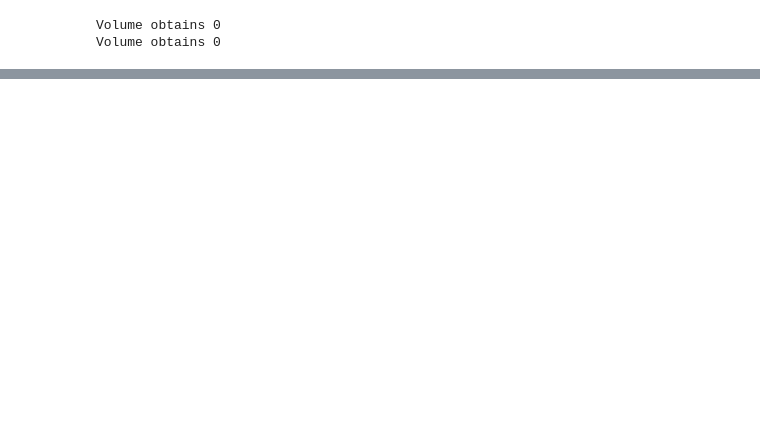
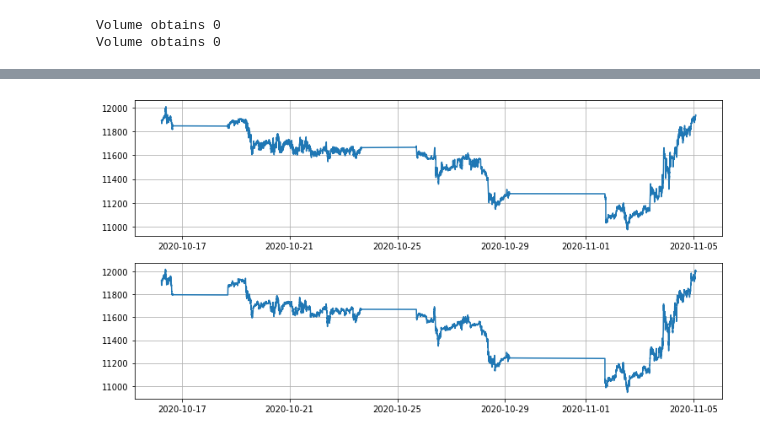
Before and after one commit to webclinic017/dbpower-machine-learning-project, a Jupyter notebook: nq.ipynb, the cells around one changed output, grey strips where cells are left out. Cells and saved outputs as stored; diff of their text form; code cells hidden in the pictures; blank space fills up the shorter version.

```diff
--- a/nq.ipynb
+++ b/nq.ipynb
@@ -112,9 +114,9 @@ df3['macd'], df3['macdsignal'], df3['macdhist'] = talib.MACD(closes, fastperiod=
 data = {}
 days1 = list(dict.fromkeys([v.date() for v in df3['udate']])) # how many tradeing day
 for day in days1:
-    day_start = datetime(day.year, day.month, day.day, 6, 0, 0)
+    day_start = datetime(day.year, day.month, day.day, 5, 0, 0)
     day2 = day + timedelta(days=1)
-    day_end = datetime(day2.year, day2.month, day2.day, 6, 0, 0)
+    day_end = datetime(day2.year, day2.month, day2.day, 3, 55, 0)
     mask = ((df3['udate'] >= day_start) & (df3['udate'] <= day_end))
     df4 = df3.loc[mask]
     if (df4.shape[0] > 1):
@@ -151,9 +170,10 @@ for k, df6 in data.items():
 
 # 5.1 清洗
 df8 = df7.copy(deep=True)
-drop_list = ['udate', 'High', 'Low', 'Open', 'Volume', 'obv', 'vol-ema5', '%b-high', '%b-low', 'macdhist', 'macd', 'macdsignal',
-             'vwap-5', 'vwap-20', 'vwap-50', 'vwap-100']
-df8.drop(drop_list, axis=1, inplace=True)
+drop_list_3 = ['udate', 'High', 'Low', 'Open', 'Volume', 'obv', 'sma-5', 'sma-80', 'vwap-5', 'vwap-80', 'macd', 'macdsignal', 'middle-band']
+df8.drop(drop_list_3, axis=1, inplace=True)
+df8.fillna(0, inplace=True)
+df8 = df8.round(2)
 
 # 5.2 檢查
 is_contain_null = df8.isnull().sum()
@@ -161,18 +181,16 @@ is_contain_nan = df8.isna().sum()
 is_contain_inf = df8.isin([np.nan]).sum()
 print('数据集: Total dataset has {} samples, and {} features.'.format(df8.shape[0], df8.shape[1])) # df8.info()
 
-# 5.3 正則化
-min_max_scaler, standar_scaler = MinMaxScaler(feature_range=(0, 1)), StandardScaler()
-df8.fillna(0, inplace=True)
-df8 = df8.round(2)
-_df8 = min_max_scaler.fit_transform(df8)
-df8 = pd.DataFrame(_df8, columns=df8.columns, index=df8.index)
-
 # 5.4 儲存
 path_data = os.path.abspath(os.path.join('data', 'nq', 'nq-clean-data-with-features.csv'))
 if os.path.exists(path_data):
     os.remove(path_data)
 df8.to_csv(path_data)
+
+# 5.3 正則化
+min_max_scaler, standar_scaler = MinMaxScaler(feature_range=(-0.99, 0.99)), StandardScaler()
+_df8 = min_max_scaler.fit_transform(df8)
+df8 = pd.DataFrame(_df8, columns=df8.columns, index=df8.index)
 
 # 5.5 分包
 no_day = np.array([v.shape[0] for k, v in data.items()])
@@ -216,8 +234,8 @@ print('验证集: X_Valid Data: {}, Y_Valid Data: {}'.format(x_valid.shape, y_va
 # %%
 # 6.1.1 模型参数
 batch_size = 32
-epochs = 6
-units = 1024
+epochs = 4
+units = 512
 verbose = 1
 no_batches = x_train.shape[0]
 timesteps = x_train.shape[1]
@@ -230,13 +248,14 @@ cur_time = datetime.now().strftime("%Y%m%d-%H%M%S")
 
 # 6.2 模型
 model = tf.keras.Sequential()
-model.add(tf.keras.layers.LSTM(units=units, recurrent_activation='sigmoid', activation='tanh', return_sequences=False, input_shape=batch_input_shape))
+model.add(tf.keras.layers.LSTM(units=units, recurrent_activation='sigmoid', activation='tanh', unroll=False, use_bias=True,
+                               recurrent_dropout=0, return_sequences=True, input_shape=batch_input_shape))
 model.add(Dropout(rate=0.20))
-model.add(tf.keras.layers.Dense(units=units/2))
+model.add(tf.keras.layers.LSTM(units=units, return_sequences=True, input_shape=batch_input_shape))
 model.add(Dropout(rate=0.15))
-model.add(tf.keras.layers.Dense(units=units/4))
+model.add(tf.keras.layers.LSTM(units=units, return_sequences=True, input_shape=batch_input_shape))
 model.add(Dropout(rate=0.10))
-model.add(tf.keras.layers.Dense(units=units/8))
+model.add(tf.keras.layers.LSTM(units=units, return_sequences=False, input_shape=batch_input_shape))
 model.add(Dropout(rate=0.05))
 model.compile(optimizer='adam', loss='mean_squared_error', metrics=['accuracy'])
 model.summary()
@@ -325,29 +344,38 @@ Validate Score: 0.0010 MSE (0.0310 RMSE)
 # %%
 # 9.0 prediction
 predict1 = model.predict(x_valid)
 
 # 9.1 inverse
 len_shape_y = x_valid.shape[2]-1
 fill_list = list(repeat(0, len_shape_y))
 predict2 = [[v[0]] + fill_list for v in predict1]
 close2 = [[v[0]] + fill_list for v in y_valid]
 
 predict3 = min_max_scaler.inverse_transform(predict2)
 close3 = min_max_scaler.inverse_transform(close2)
 
 predict4 = [v[0] for v in predict3]
 close4 = [v[0] for v in close3]
 
 # 9.3 % change
 df9 = pd.DataFrame({'predict_price': predict4, 'close_price': close4})
 df9.index = validation_data.tail(df9.shape[0]).index
 df10 = df9.pct_change(fill_method ='ffill')
 df10 = df10.rename(columns={"predict_price": "predict_preice_pct", "close_price": "close_price_pct"})
 df10 = df10.round(8)
 df11 = pd.concat([df10, df9], axis=1)
 
 # 9.4 save
 path_data = os.path.abspath(os.path.join('data', 'nq', 'nq-prediction.csv'))
 if os.path.exists(path_data):
     os.remove(path_data)
 df11.to_csv(path_data)
+
+fig, axs = plt.subplots(2)
+fig.set_size_inches(12.5, 6.5)
+axs[0].plot(df11.index, df11['predict_price'])
+axs[1].plot(df11.index, df11['close_price'])
+axs[0].grid(True)
+axs[1].grid(True)
+# %% [output]
+[figure, added]
```
Also changed, not shown: parts of 6 cells of this notebook, 9 other files.
